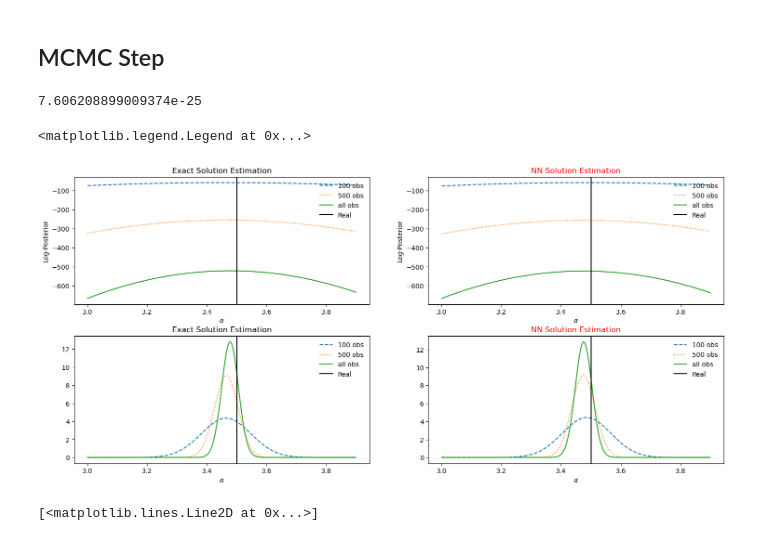
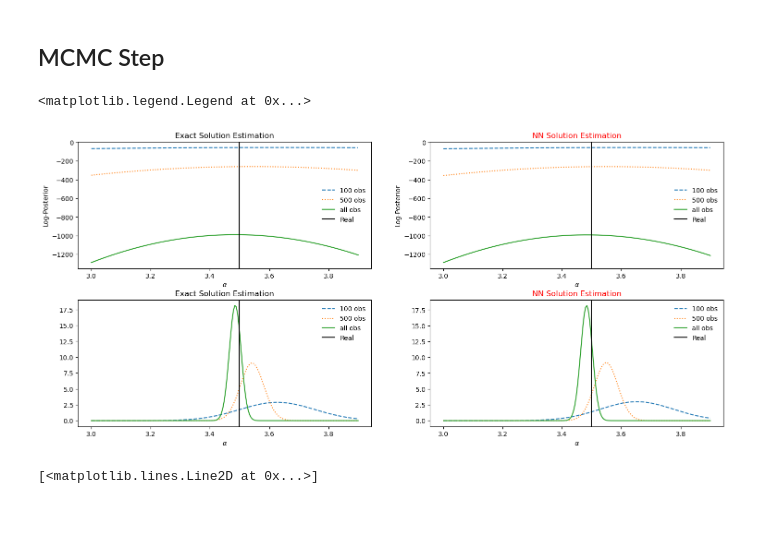
Before and after one commit to ChristianJzB/Projects, a Jupyter notebook: Physics _Informed_NN/8_ODE_Surrogate.ipynb, the cells around one changed output. Cells and saved outputs as stored; diff of their text form; code cells hidden in the pictures; blank space fills up the shorter version.

```diff
--- a/Physics _Informed_NN/8_ODE_Surrogate.ipynb
+++ b/Physics _Informed_NN/8_ODE_Surrogate.ipynb
@@ -237,7 +237,7 @@ for n,pr in enumerate(param_trained):
 ## MCMC Step
 # %%
 def log_prior_alpha(alpha): #function to evaluate prior pdf of given parameters
-    return norm.logpdf(alpha,loc = 0,scale = 1.5)
+    return norm.logpdf(alpha,loc = 0,scale = 100)
 #
 def log_prior_sig(sig): #function to evaluate prior pdf for sigma^2
     return uniform(loc=0.,scale=1).logpdf(sig)
@@ -268,7 +268,7 @@ def log_posterior_ex(alpha,t,y):
 def log_posterior_nn(model,alpha,t,y):
     return  log_likelihood(model,alpha,t,y) + log_prior_alpha(alpha)
 # %%
-t, noise_sol_test = test_set(ns,1000,3.5,mean,std)
+t, noise_sol_test = test_set(ns,2000,3.5,mean,std)
 # %%
 alpha_ = np.linspace(3,3.9,200)
 
@@ -285,10 +285,6 @@ for alp in alpha_:
 
     alpha_fc_3.append(log_posterior_ex(alp,t,noise_sol_test))
     alpha_fc_3_nn.append(log_posterior_nn(model,alp,t,noise_sol_test))
-# %%
-np.sum(np.exp(alpha_fc_nn))
-# %% [output]
-7.606208899009374e-25
 # %%
 fig = plt.figure(figsize=(18,8))
 plt.subplots_adjust(hspace=0.25)
@@ -310,40 +306,40 @@ plt.subplot(2, 2, 2)
 plt.plot(alpha_,alpha_fc_nn ,linestyle = '--', label = "100 obs")
 plt.plot(alpha_,alpha_fc_2_nn,linestyle = ':', label = "500 obs")
 plt.plot(alpha_,alpha_fc_3_nn, label = "all obs")
 
 plt.axvline(x = 3.5, color = 'black', label = 'Real')
 
 plt.title("NN Solution Estimation",color = "red")
 plt.ylabel("Log-Posterior")
 plt.xlabel(r"$\alpha$")
 plt.legend(frameon =False)
 
 
 plt.subplot(2, 2, 3)
-plt.plot(alpha_,200*np.exp(alpha_fc)/np.sum(np.exp(alpha_fc)) ,linestyle = '--', label = "100 obs")
-plt.plot(alpha_,200*np.exp(alpha_fc_2)/np.sum(np.exp(alpha_fc_2)),linestyle = ':', label = "500 obs")
-plt.plot(alpha_,200*np.exp(alpha_fc_3)/np.sum(np.exp(alpha_fc_3)), label = "all obs")
+plt.plot(alpha_,200*np.exp(alpha_fc,dtype=np.longdouble)/np.sum(np.exp(alpha_fc,dtype=np.longdouble)) ,linestyle = '--', label = "100 obs")
+plt.plot(alpha_,200*np.exp(alpha_fc_2,dtype=np.longdouble)/np.sum(np.exp(alpha_fc_2,dtype=np.longdouble)),linestyle = ':', label = "500 obs")
+plt.plot(alpha_,200*np.exp(alpha_fc_3,dtype=np.longdouble)/np.sum(np.exp(alpha_fc_3,dtype=np.longdouble)), label = "all obs")
 
 plt.axvline(x = 3.5, color = 'black', label = 'Real')
 
 plt.title("Exact Solution Estimation")
 plt.xlabel(r"$\alpha$")
 plt.legend(frameon =False)
 
 
 plt.subplot(2, 2, 4)
-plt.plot(alpha_,200*np.exp(alpha_fc_nn)/np.sum(np.exp(alpha_fc_nn)) ,linestyle = '--', label = "100 obs")
-plt.plot(alpha_,200*np.exp(alpha_fc_2_nn)/np.sum(np.exp(alpha_fc_2_nn)),linestyle = ':', label = "500 obs")
-plt.plot(alpha_,200*np.exp(alpha_fc_3_nn)/np.sum(np.exp(alpha_fc_3_nn)), label = "all obs")
+plt.plot(alpha_,200*np.exp(alpha_fc_nn,dtype=np.longdouble)/np.sum(np.exp(alpha_fc_nn,dtype=np.longdouble)) ,linestyle = '--', label = "100 obs")
+plt.plot(alpha_,200*np.exp(alpha_fc_2_nn,dtype=np.longdouble)/np.sum(np.exp(alpha_fc_2_nn,dtype=np.longdouble)),linestyle = ':', label = "500 obs")
+plt.plot(alpha_,200*np.exp(alpha_fc_3_nn,dtype=np.longdouble)/np.sum(np.exp(alpha_fc_3_nn,dtype=np.longdouble)), label = "all obs")
 
 plt.axvline(x = 3.5, color = 'black', label = 'Real')
 
 plt.title("NN Solution Estimation",color = "red")
 plt.xlabel(r"$\alpha$")
 plt.legend(frameon =False)
 # %% [output]
 <matplotlib.legend.Legend at 0x...>
-[figure, old version]
+[figure, new version]
 # %%
 alpha = 2
 
```
Also changed, not shown: parts of 8 cells of this notebook, 21 other files.
